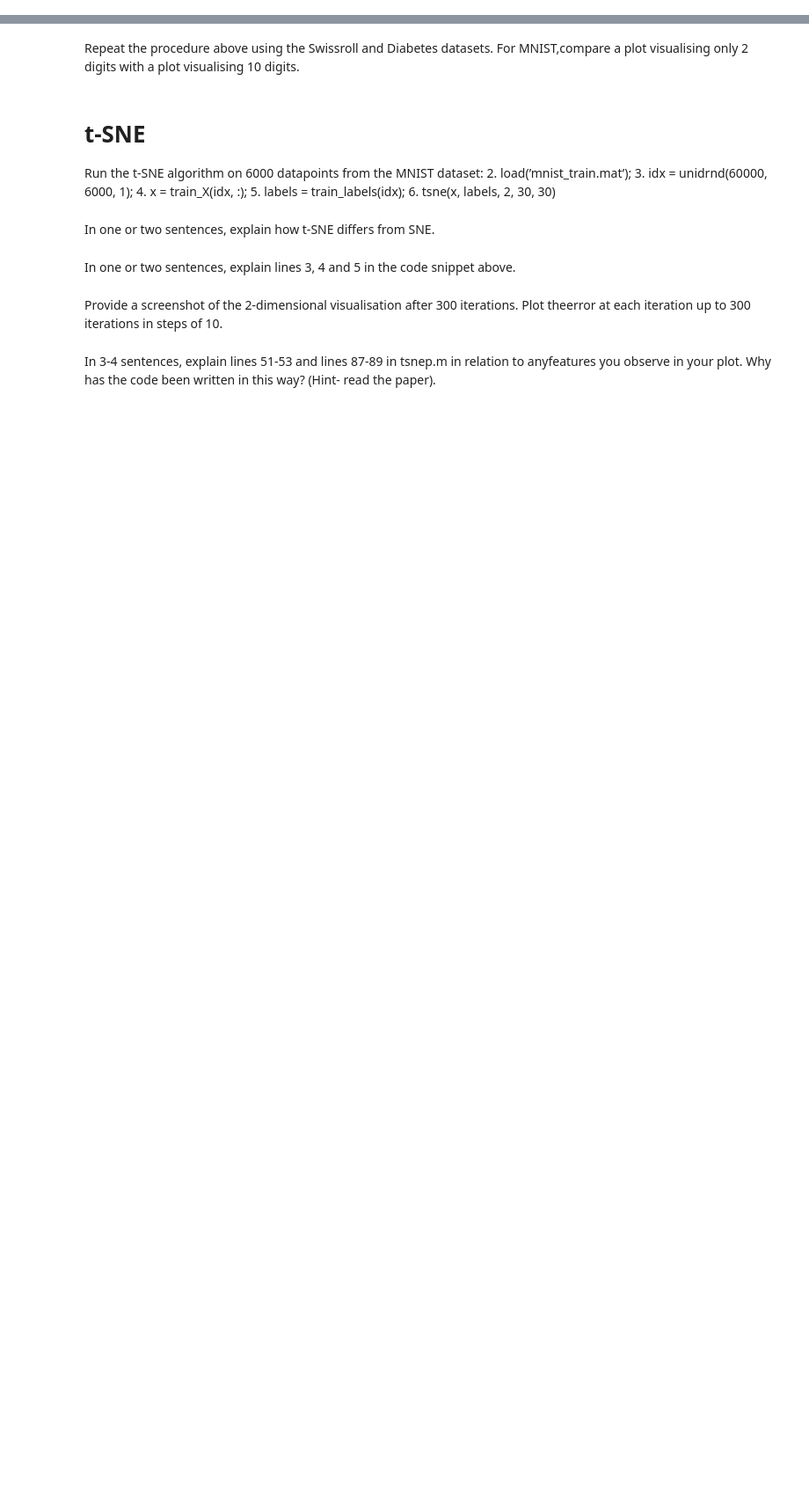
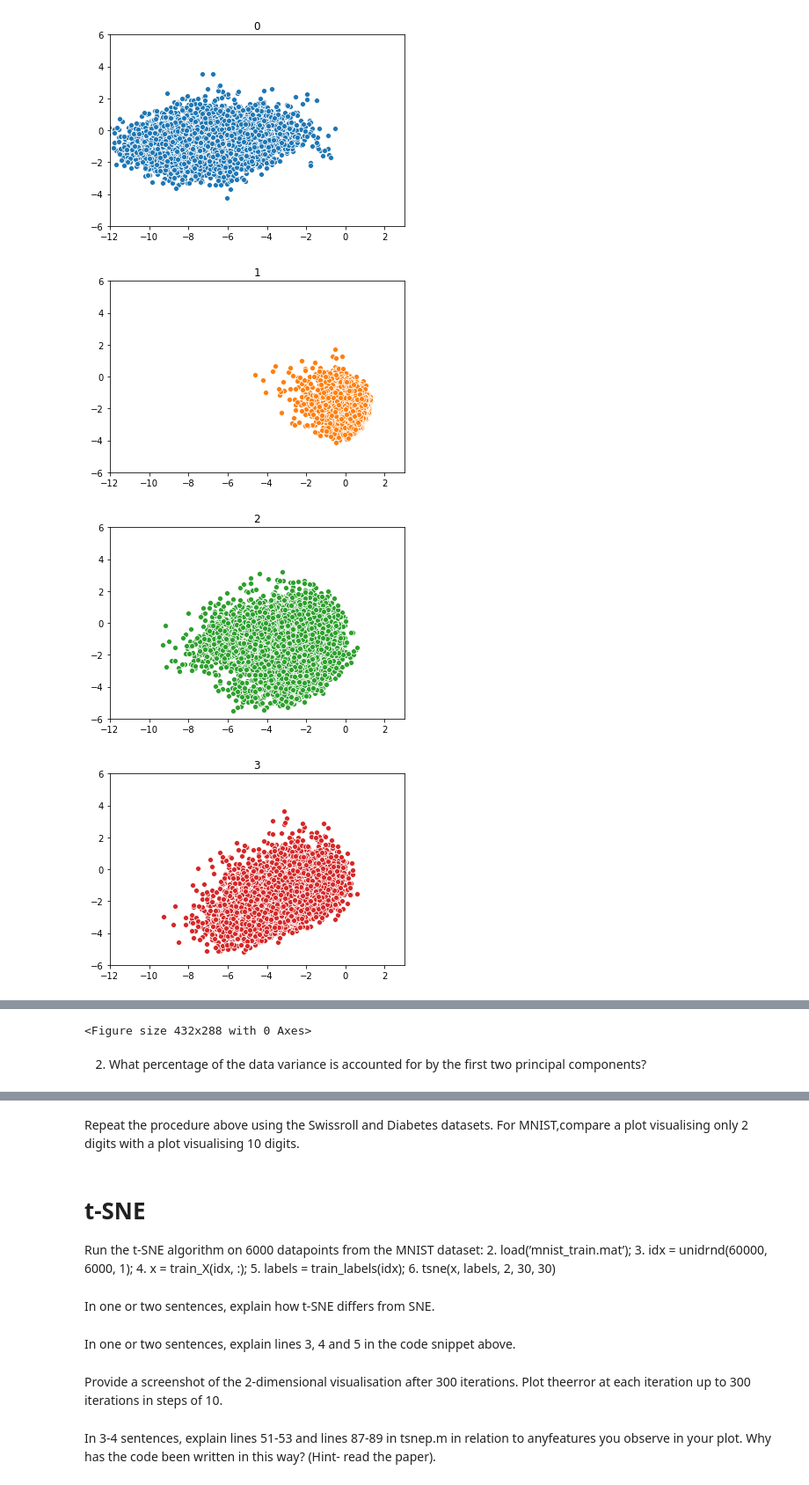
Before and after one commit to chrismlam/DATA7703, a Jupyter notebook: prac5/midday/Dimensionality Reduction (PCA and t-SNE).ipynb, the cells around one changed output, grey strips where cells are left out. Shown at 88% size. Drawn from its saved outputs; the diff is of its cells as text; code cells hidden in the pictures; blank space fills up the shorter version.

```diff
--- a/prac5/midday/Dimensionality Reduction (PCA and t-SNE).ipynb
+++ b/prac5/midday/Dimensionality Reduction (PCA and t-SNE).ipynb
@@ -12,0 +41,2 @@ For the MNIST dataset, run your PCA function on the data.
+# %%
+colours = sns.color_palette()
@@ -12,0 +47,9 @@ For the MNIST dataset, run your PCA function on the data.
+# %%
+for label in np.unique(cY):
+    inds = cY==label
+    sns.scatterplot(X_reduced[inds,0],X_reduced[inds,1], c=colours[label])
+    plt.title(label)
+    plt.ylim([-6,6])
+    plt.xlim([-12,3])
+    plt.figure()
+# %% [output]
@@ -12,0 +76,4 @@ For the MNIST dataset, run your PCA function on the data.
+[figure, added]
+[figure, added]
+[figure, added]
+[figure, added]
@@ -12,0 +86,3 @@ For the MNIST dataset, run your PCA function on the data.
+<Figure size 432x288 with 0 Axes>
+# %% [markdown]
+2. What percentage of the data variance is accounted for by the first two principal components?
```
Also changed, not shown: parts of 19 cells of this notebook, 4 other files.
